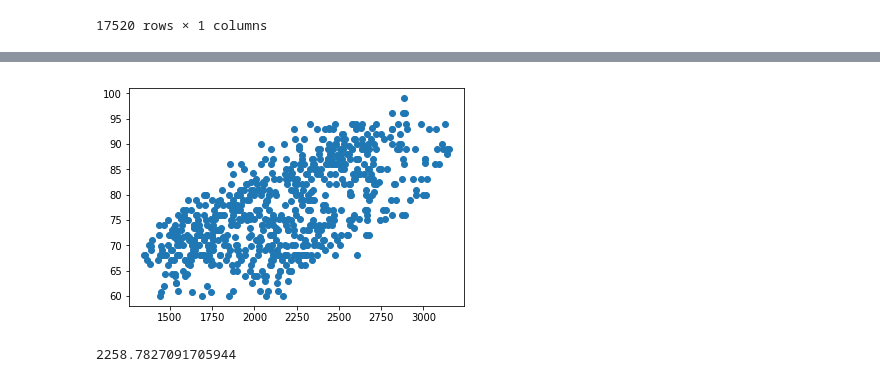
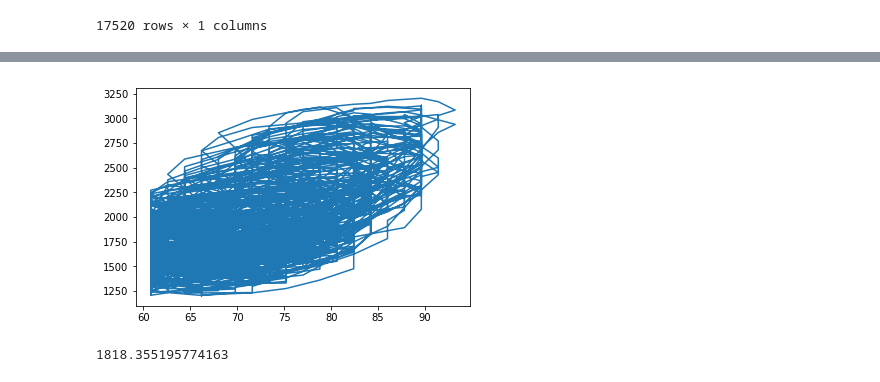
Before and after one commit to Pconstan/Data_Group_1, a Jupyter notebook: DPL_Scratch.ipynb, the cells around one changed output, grey strips where cells are left out. Cells and saved outputs as stored; diff of their text form; code cells hidden in the pictures.

```diff
--- a/DPL_Scratch.ipynb
+++ b/DPL_Scratch.ipynb
@@ -221,12 +252,13 @@ memory usage: 1.6+ MB
 # %%
-y= combined_df[(combined_df["Temperature(F)"]> 60)&(combined_df.Year == 2016) & (combined_df.Month==6)]['Temperature(F)']
-x= combined_df[(combined_df["Temperature(F)"]>60)&(combined_df.Year == 2016) & (combined_df.Month==6)]['DAYTON_MW']
+x= combined_df[(combined_df["Temperature(F)"]> 60)&(combined_df.Year == 2017)]['Temperature(F)']
+y= combined_df[(combined_df["Temperature(F)"]>60)&(combined_df.Year == 2017)]['DAYTON_MW']
 x2 =combined_df.iloc[150:]['Humidity']
-plt.scatter(x,y)
+plt.plot(x,y)
 
 plt.show()
- = np.cov(x.values,y.values)[0,1]
+Covar = np.cov(x.values,y.values)[0,1]
 #x.values
+Covar
 # %% [output]
-[figure, old version]
+[figure, new version]
-2258.7827091705944
+1818.355195774163
```
Also changed, not shown: parts of 25 cells of this notebook.
